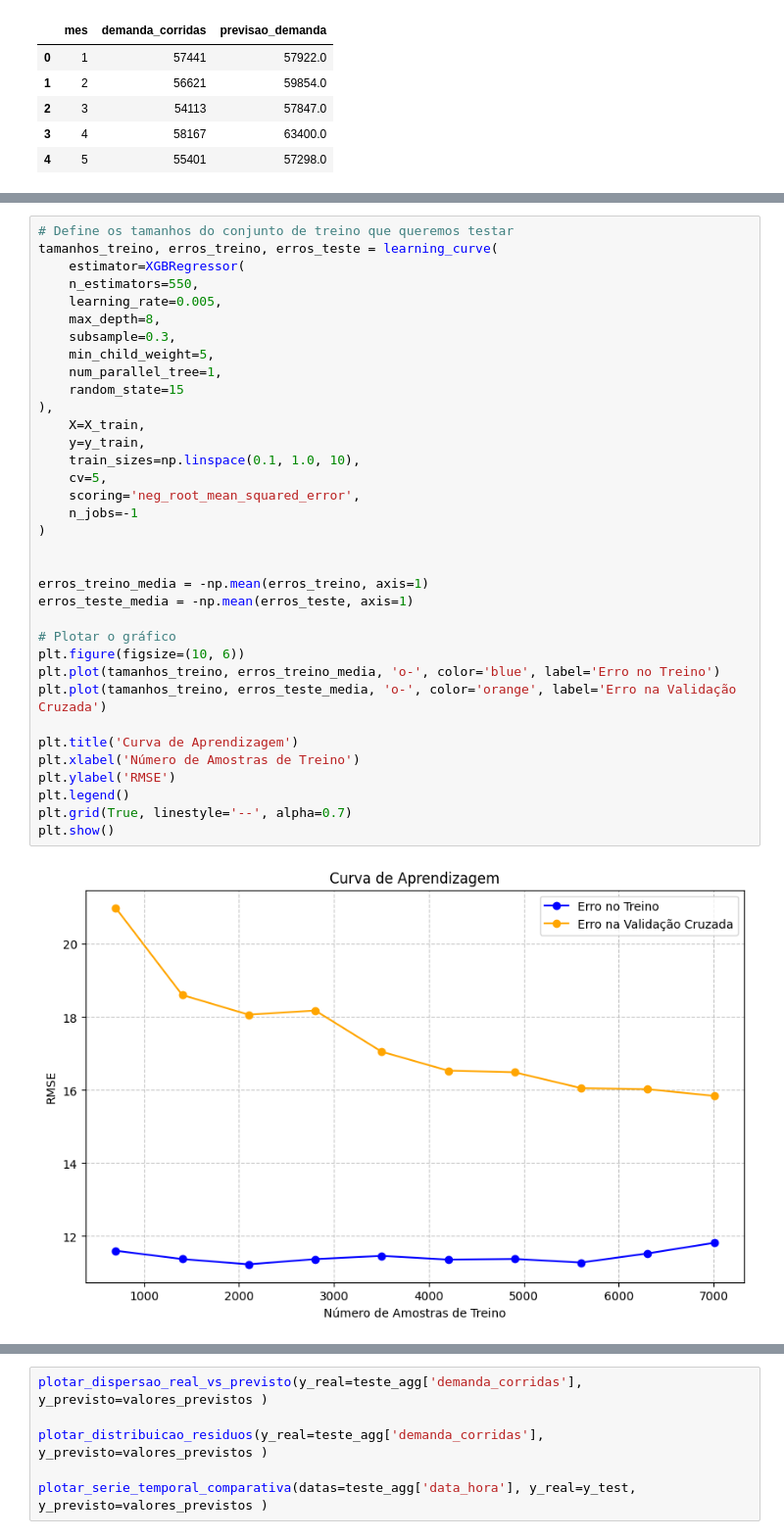
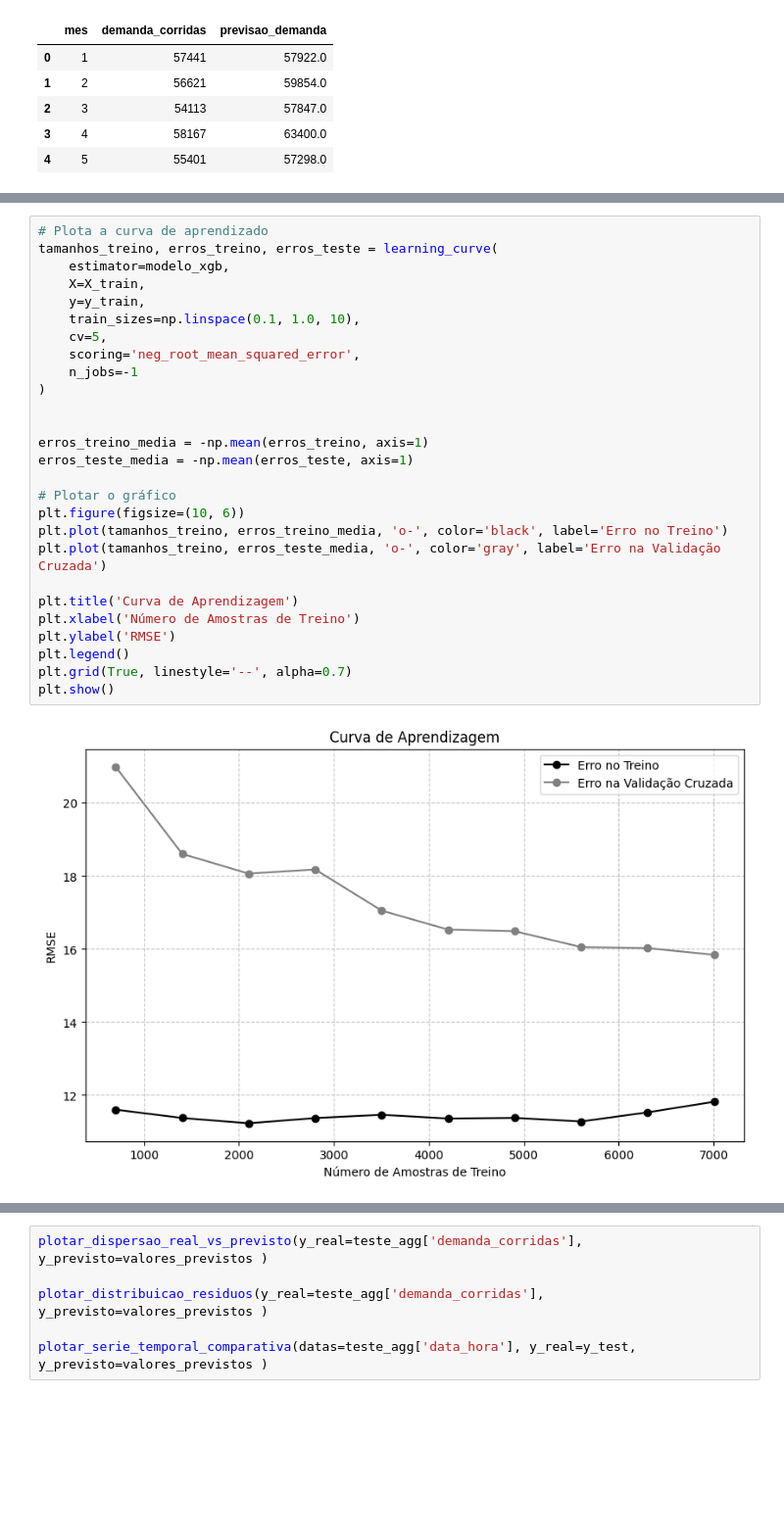
Before and after one commit to joaoratto/Trabalho-final-de-Topicos-em-Engenharia-de-Software, a Jupyter notebook: TreinamentoModelo.ipynb, the cells around one changed output, grey strips where cells are left out. Shown at 98% size. Saved outputs shown, nothing was run; the diff lists cells and outputs as text; blank space fills up the shorter version.

```diff
--- a/TreinamentoModelo.ipynb
+++ b/TreinamentoModelo.ipynb
@@ -229,42 +282,34 @@ plt.show()
 # %% [output]
 [figure]
 # %%
-# Define os tamanhos do conjunto de treino que queremos testar
+# Plota a curva de aprendizado
 tamanhos_treino, erros_treino, erros_teste = learning_curve(
-    estimator=XGBRegressor(
-    n_estimators=550,
-    learning_rate=0.005,
-    max_depth=8,
-    subsample=0.3,
-    min_child_weight=5,
-    num_parallel_tree=1,
-    random_state=15
-),
+    estimator=modelo_xgb,
     X=X_train,
     y=y_train,
     train_sizes=np.linspace(0.1, 1.0, 10),
     cv=5,
     scoring='neg_root_mean_squared_error',
     n_jobs=-1
 )
 
 
 erros_treino_media = -np.mean(erros_treino, axis=1)
 erros_teste_media = -np.mean(erros_teste, axis=1)
 
 # Plotar o gráfico
 plt.figure(figsize=(10, 6))
-plt.plot(tamanhos_treino, erros_treino_media, 'o-', color='blue', label='Erro no Treino')
-plt.plot(tamanhos_treino, erros_teste_media, 'o-', color='orange', label='Erro na Validação Cruzada')
+plt.plot(tamanhos_treino, erros_treino_media, 'o-', color='black', label='Erro no Treino')
+plt.plot(tamanhos_treino, erros_teste_media, 'o-', color='gray', label='Erro na Validação Cruzada')
 
 plt.title('Curva de Aprendizagem')
 plt.xlabel('Número de Amostras de Treino')
 plt.ylabel('RMSE')
 plt.legend()
 plt.grid(True, linestyle='--', alpha=0.7)
 plt.show()
 # %% [output]
-[figure, old version]
+[figure, new version]
 # %%
 def plotar_mapa_calor(df, coluna_data, coluna_alvo):
     df_temp = df.copy()
```
Also changed, not shown: parts of 10 cells of this notebook, 5 other files.
